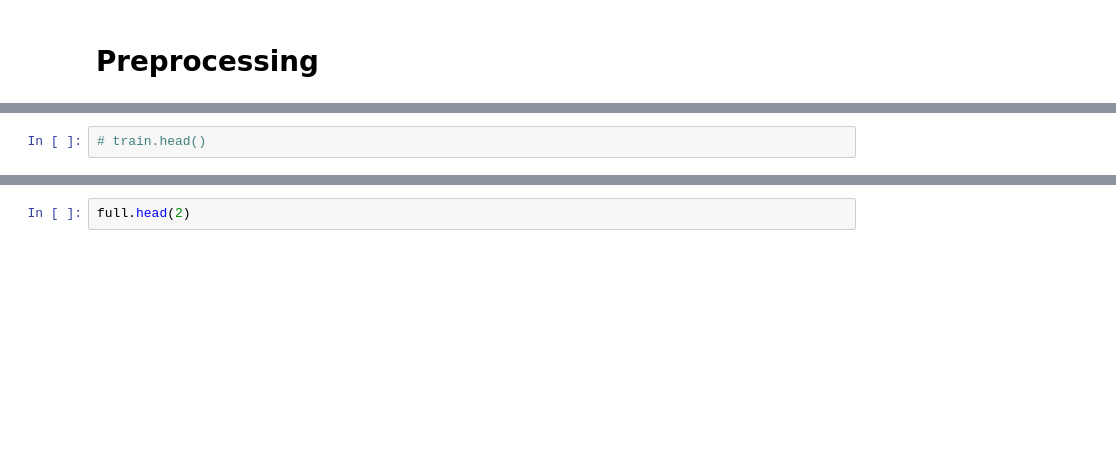
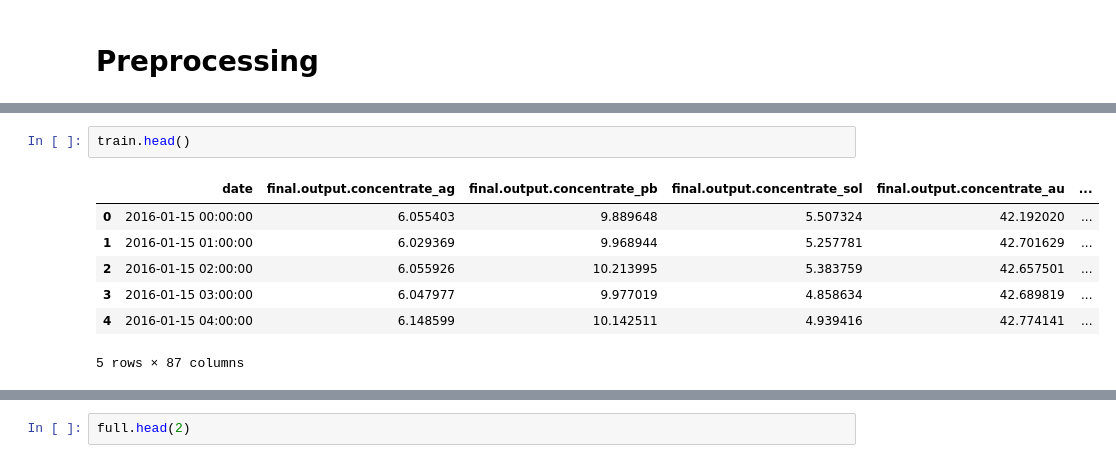
Before and after one commit to jnorfolk/Zyfra-Gold-Recovery, a Jupyter notebook: Zyfra-Notebook.ipynb, the cells around one changed output, grey strips where cells are left out. Drawn from its saved outputs; the diff is of its cells as text; blank space fills up the shorter version.

```diff
--- a/Zyfra-Notebook.ipynb
+++ b/Zyfra-Notebook.ipynb
@@ -31,2 +44,10 @@ full = pd.read_csv('gold_recovery_full.csv')
 # %%
-# train.head()
+train.head()
+# %% [output]
+|  | date | final.output.concentrate_ag | final.output.concentrate_pb | final.output.concentrate_sol | final.output.concentrate_au | ... |
+| 0 | 2016-01-15 00:00:00 | 6.055403 | 9.889648 | 5.507324 | 42.192020 | ... |
+| 1 | 2016-01-15 01:00:00 | 6.029369 | 9.968944 | 5.257781 | 42.701629 | ... |
+| 2 | 2016-01-15 02:00:00 | 6.055926 | 10.213995 | 5.383759 | 42.657501 | ... |
+| 3 | 2016-01-15 03:00:00 | 6.047977 | 9.977019 | 4.858634 | 42.689819 | ... |
+| 4 | 2016-01-15 04:00:00 | 6.148599 | 10.142511 | 4.939416 | 42.774141 | ... |
+5 rows × 87 columns
```
Also changed, not shown: parts of 41 cells of this notebook.
